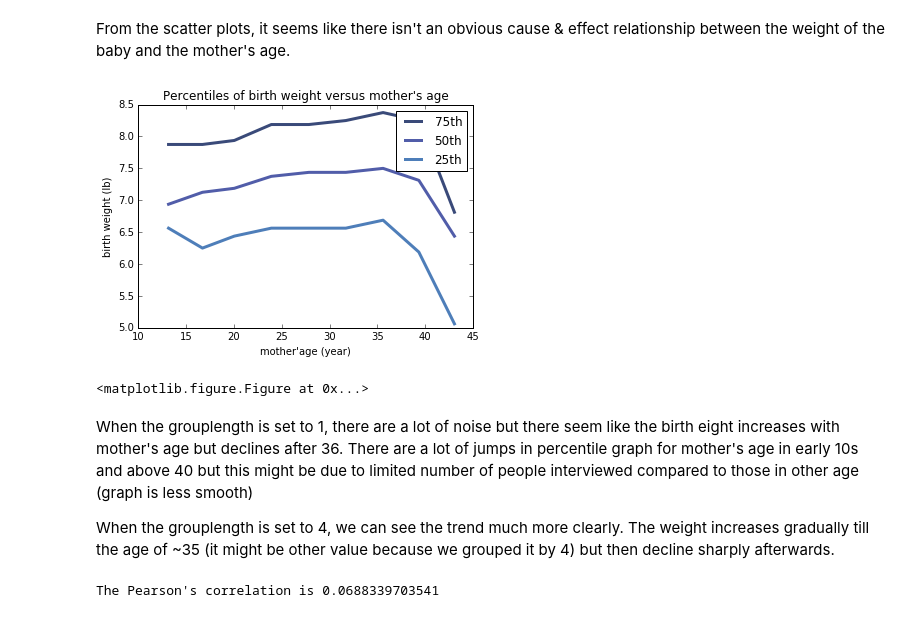
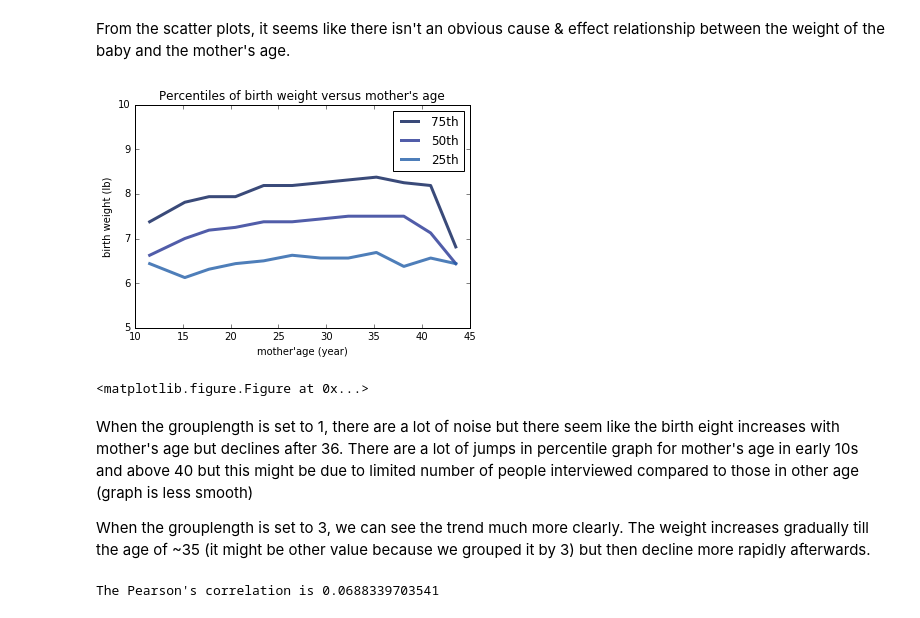
Before and after one commit to cielocean/DataScience16, a Jupyter notebook: ThinkStats2/chap07ex.ipynb, the cells around one changed output. Drawn from its saved outputs; the diff is of its cells as text; code cells hidden in the pictures.

```diff
--- a/ThinkStats2/chap07ex.ipynb
+++ b/ThinkStats2/chap07ex.ipynb
@@ -42,29 +42,30 @@ thinkplot.Show(xlabel = 'mother'+"'"+'age (year)',
 # %% [markdown]
 From the scatter plots, it seems like there isn't an obvious cause & effect relationship between the weight of the baby and the mother's age.
 # %%
-grouplength = 4
+grouplength = 3
 bins = np.arange (int(age_mother.min()), int(age_mother.max())+1, grouplength)
 indices = np.digitize(df.agepreg, bins)
 groups = df.groupby(indices)
 
 age = [group.agepreg.mean() for i, group in groups]
 cdfs = [thinkstats2.Cdf(group.totalwgt_lb) for i, group in groups]
 
 for percent in [75,50,25]:
     weights = [cdf.Percentile(percent) for cdf in cdfs]
     label = '%dth' % percent
     thinkplot.Plot(age, weights, label = label)
 
 thinkplot.Show(xlabel = 'mother'+"'"+'age (year)',
                ylabel = 'birth weight (lb)',
-               title='Percentiles of birth weight versus mother'+"'"+'s age')
+               title='Percentiles of birth weight versus mother'+"'"+'s age',
+               axis = [10,45,5,10.0])
 # %% [output]
-[figure, old version]
+[figure, new version]
 <matplotlib.figure.Figure at 0x...>
 # %% [markdown]
 When the grouplength is set to 1, there are a lot of noise but there seem like the birth eight increases with mother's age but declines after 36. There are a lot of jumps in percentile graph for mother's age in early 10s and above 40 but this might be due to limited number of people interviewed compared to those in other age (graph is less smooth)
 
-When the grouplength is set to 4, we can see the trend much more clearly. The weight increases gradually till the age of ~35 (it might be other value because we grouped it by 4) but then decline sharply afterwards.
+When the grouplength is set to 3, we can see the trend much more clearly. The weight increases gradually till the age of ~35 (it might be other value because we grouped it by 3) but then decline more rapidly afterwards.
 # %%
 # print "The Covariance is", thinkstats2.Cov(age_mother, wgt_birth)
 pearson_c = thinkstats2.Corr(age_mother, wgt_birth)
```
